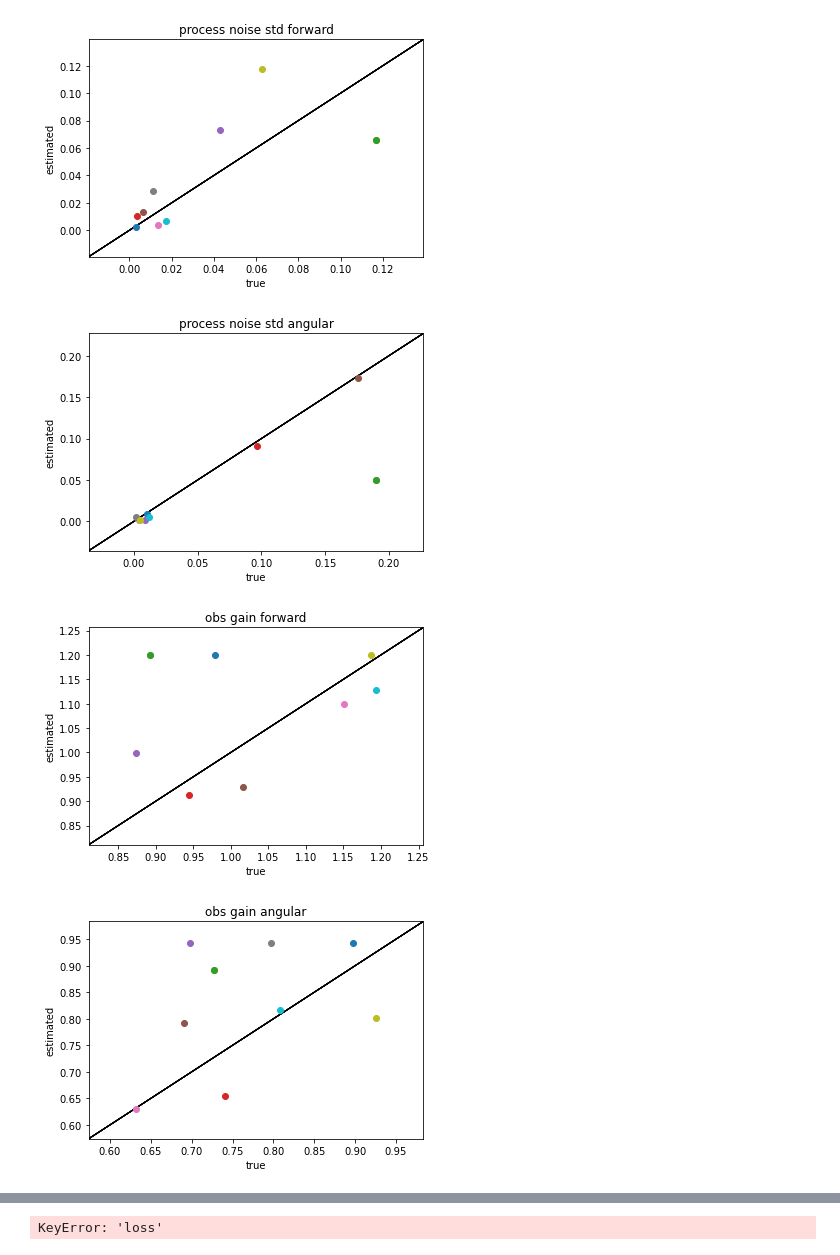
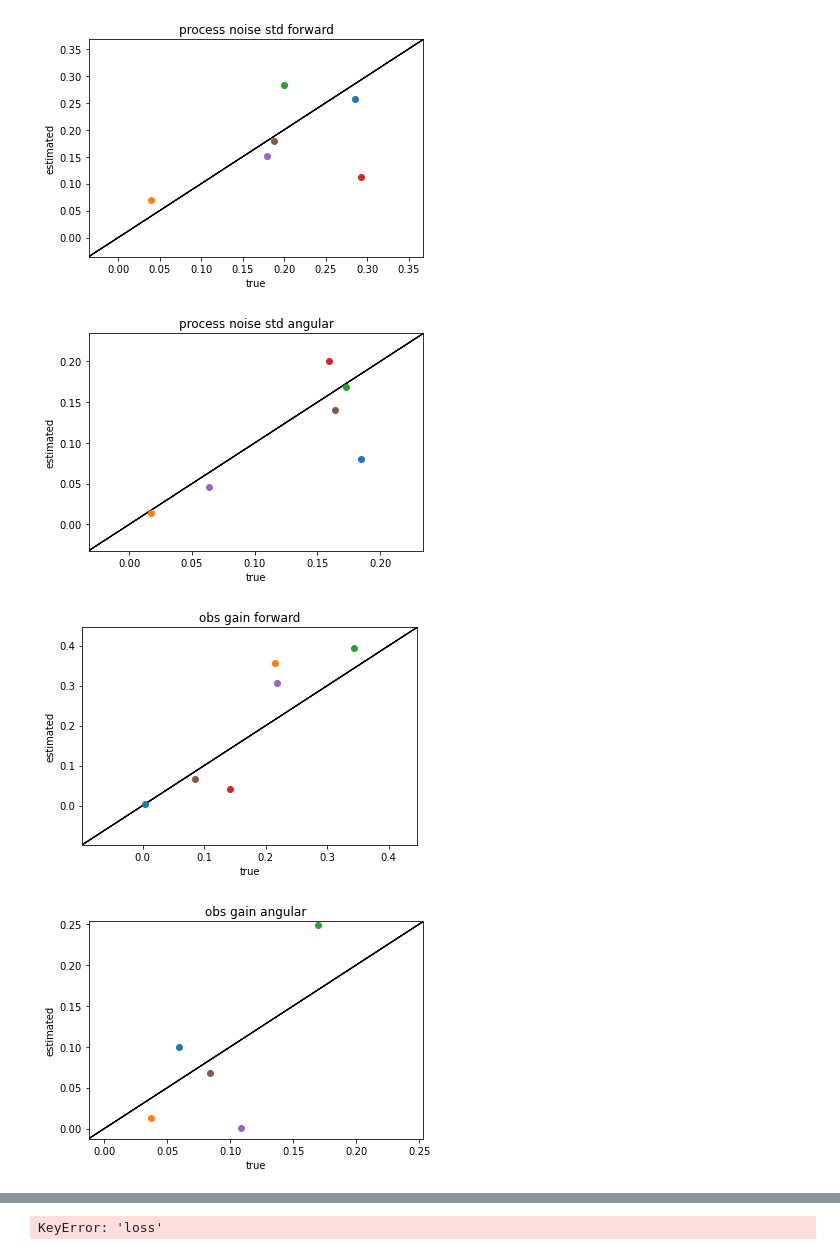
Before and after one commit to yizhoucc/ffsb, a Jupyter notebook: plot_notebook.ipynb, the cells around one changed output, grey strips where cells are left out. Cells and saved outputs as stored; diff of their text form; code cells hidden in the pictures.

```diff
--- a/plot_notebook.ipynb
+++ b/plot_notebook.ipynb
@@ -54,11 +54,27 @@ result_log_set=[]
 #     except:
 #         print(filename)
 
-filenames=os.listdir('../firefly-inverse-data/data/alllog2/')
+# filenames=os.listdir('../firefly-inverse-data/data/alllog2/')
+# for filename in filenames:
+#     try:
+#         result_log_set.append(torch.load('../firefly-inverse-data/data/alllog2/'+filename)[0])
+#         print('loaded: ',filename)
+#     except:
+#         print(filename)
+
+# filenames=os.listdir('../firefly-inverse-data/data/gainrangelong/')
+# for filename in filenames:
+#     try:
+#         result_log_set.append(torch.load('../firefly-inverse-data/data/gainrangelong/'+filename))
+#         print('loaded: ',filename)
+#     except:
+#         print('fail to load: ',filename)
+
+filenames=os.listdir('../firefly-inverse-data/data/')
 for filename in filenames:
     try:
-        result_log_set.append(torch.load('../firefly-inverse-data/data/alllog2/'+filename)[0])
+        result_log_set.append(torch.load('../firefly-inverse-data/data/'+filename))
         print('loaded: ',filename)
     except:
-        print(filename)
+        print('fail to load: ',filename)
 # %% [output]
@@ -75,5 +98,5 @@ loaded:  all log90EP500.1sample2IT100_LR_parttheta_result.pkl
 # %%
-# for inverse model runs
+# for log inverse model runs
 
 final_theta = []
 true_theta = []
@@ -84,6 +107,8 @@ true_theta = []
 #         true_theta.append(result['phi'])
 
 for result in result_log_set:
+#     print('true   ',np.exp(result['true_theta']))
+#     print('recover',np.exp(result['theta'].detach().numpy()))
     final_theta.append(result['theta'])
     true_theta.append(result['true_theta'])
 
@@ -97,13 +122,14 @@ for i in range(9):
     for theta,phi in zip(final_theta,true_theta):
         theta=np.exp(theta.data)
         phi=np.exp(phi.data)
+#         print(theta, phi)
         if phi[i].min()<xylim[0]:
             xylim[0]=phi[i].min()
         if phi[i].max()>xylim[1]:
             xylim[1]=phi[i].max()
         plt.figure(i)
         plt.title(title_range[i])
-        plt.plot([-13.3,13.2], [-13.3,13.2],  c='k',linewidth=1.0)
+        plt.plot([-10.3,10.2], [-10.3,10.2],  c='k',linewidth=1.0)
         plt.errorbar( phi[i],theta[i], yerr=0 , fmt='o')
         plt.ylabel('estimated')
         plt.xlabel('true')
@@ -111,7 +137,7 @@ for i in range(9):
 #         plt.ylim(0, phi[i].max()+0.3)
 #         plt.xlim(phi[i].min()-0.3, phi[i].max()+0.3)
 #         plt.ylim(phi[i].min()-0.3, phi[i].max()+0.3)
-    plt.xlim(xylim[0]-0.2*(xylim[1]-xylim[0]),xylim[1]+0.2*(xylim[1]-xylim[0]))
-    plt.ylim(xylim[0]-0.2*(xylim[1]-xylim[0]),xylim[1]+0.2*(xylim[1]-xylim[0]))
-plt.plot(phi[i], phi[i],  c='b',linewidth=2.0)
+    plt.xlim(xylim[0]-0.3*(xylim[1]-xylim[0]),xylim[1]+0.3*(xylim[1]-xylim[0]))
+    plt.ylim(xylim[0]-0.3*(xylim[1]-xylim[0]),xylim[1]+0.3*(xylim[1]-xylim[0]))
+# plt.plot(phi[i], phi[i],  c='b',linewidth=2.0)
 # %% [output]
@@ -121,4 +146,4 @@ plt.plot(phi[i], phi[i],  c='b',linewidth=2.0)
-[figure, old version]
+[figure, new version]
-[figure, old version]
+[figure, new version]
-[figure, old version]
+[figure, new version]
-[figure, old version]
+[figure, new version]
```
Also changed, not shown: parts of 2 cells of this notebook, 7 other files.
